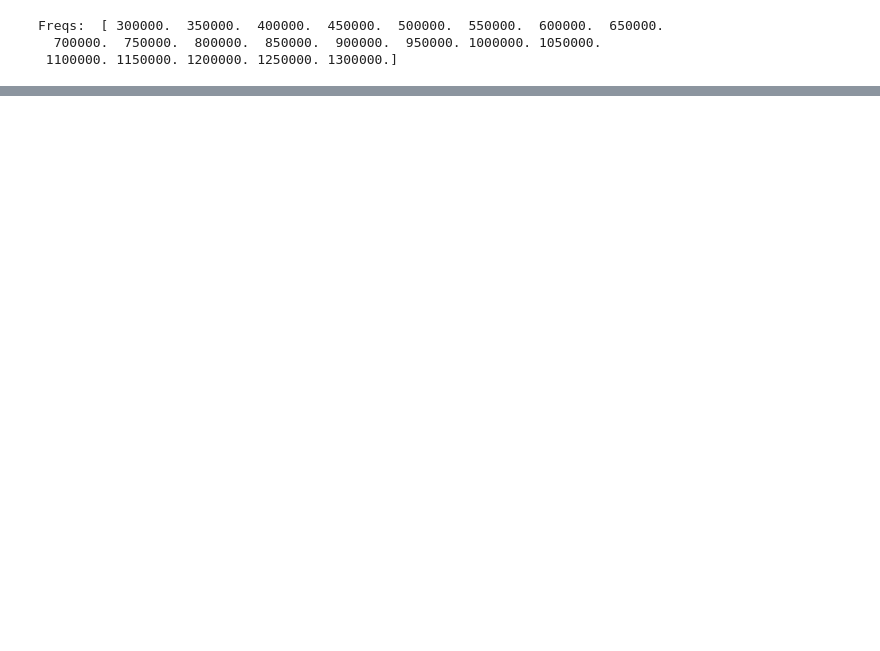
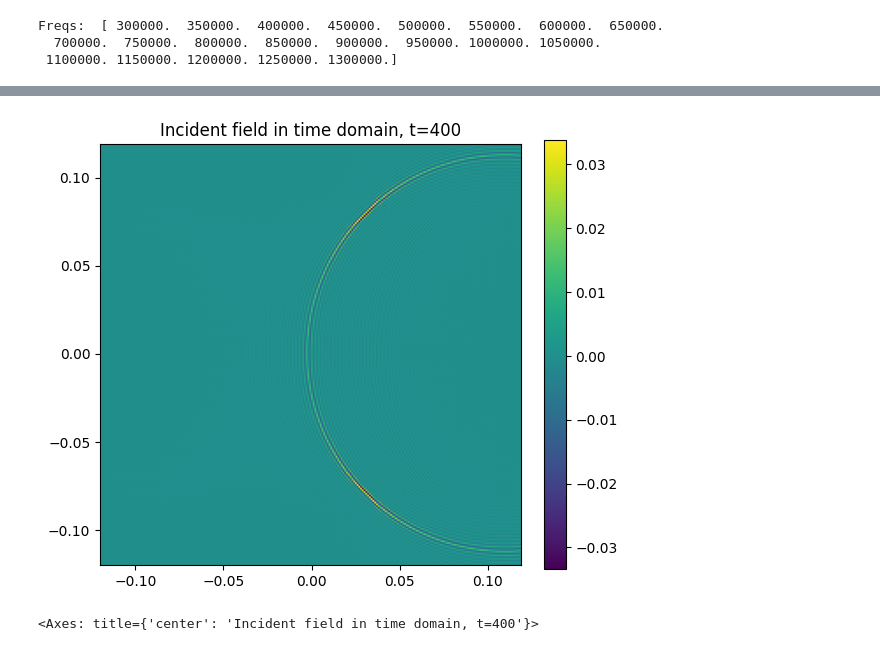
Before and after one commit to weiliao001211/US_project, a Jupyter notebook: examples/neural_operator_data/data_gen_wave.ipynb, the cells around one changed output, grey strips where cells are left out. Drawn from its saved outputs; the diff is of its cells as text; code cells hidden in the pictures; blank space fills up the shorter version.

```diff
--- a/examples/neural_operator_data/data_gen_wave.ipynb
+++ b/examples/neural_operator_data/data_gen_wave.ipynb
@@ -231,0 +242,8 @@ KeyboardInterrupt:
+# %%
+incident_fields_td = op.get_forward_fields() # (Ntx, Nt, Ny, Nx)
+# %%
+wv_view = incident_fields_td[0,400,:,:]
+ImageData(array=wv_view, grid=grid).show(cmap="viridis", title="Incident field in time domain, t=400")
+# %% [output]
+[figure, added]
+<Axes: title={'center': 'Incident field in time domain, t=400'}>
```
Also changed, not shown: parts of 14 cells of this notebook, 7 other files.
